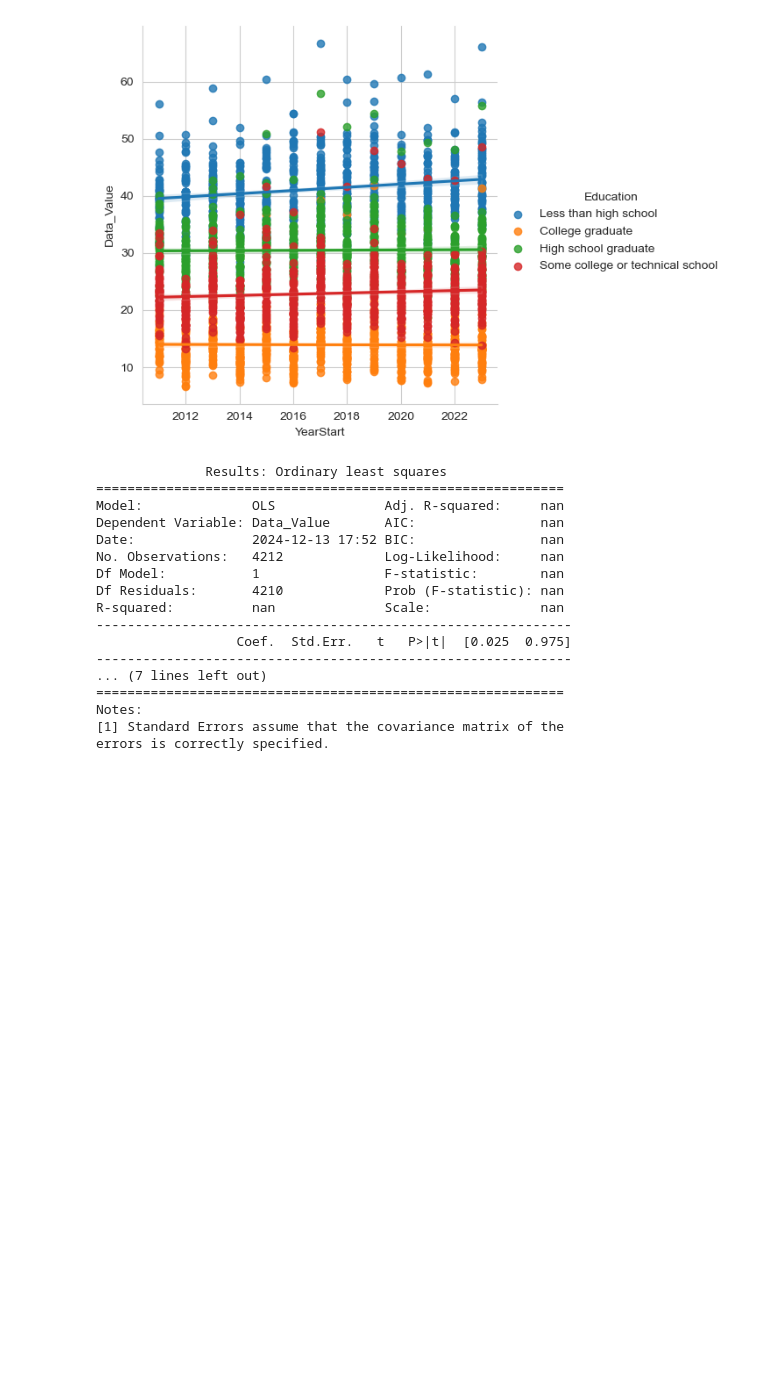
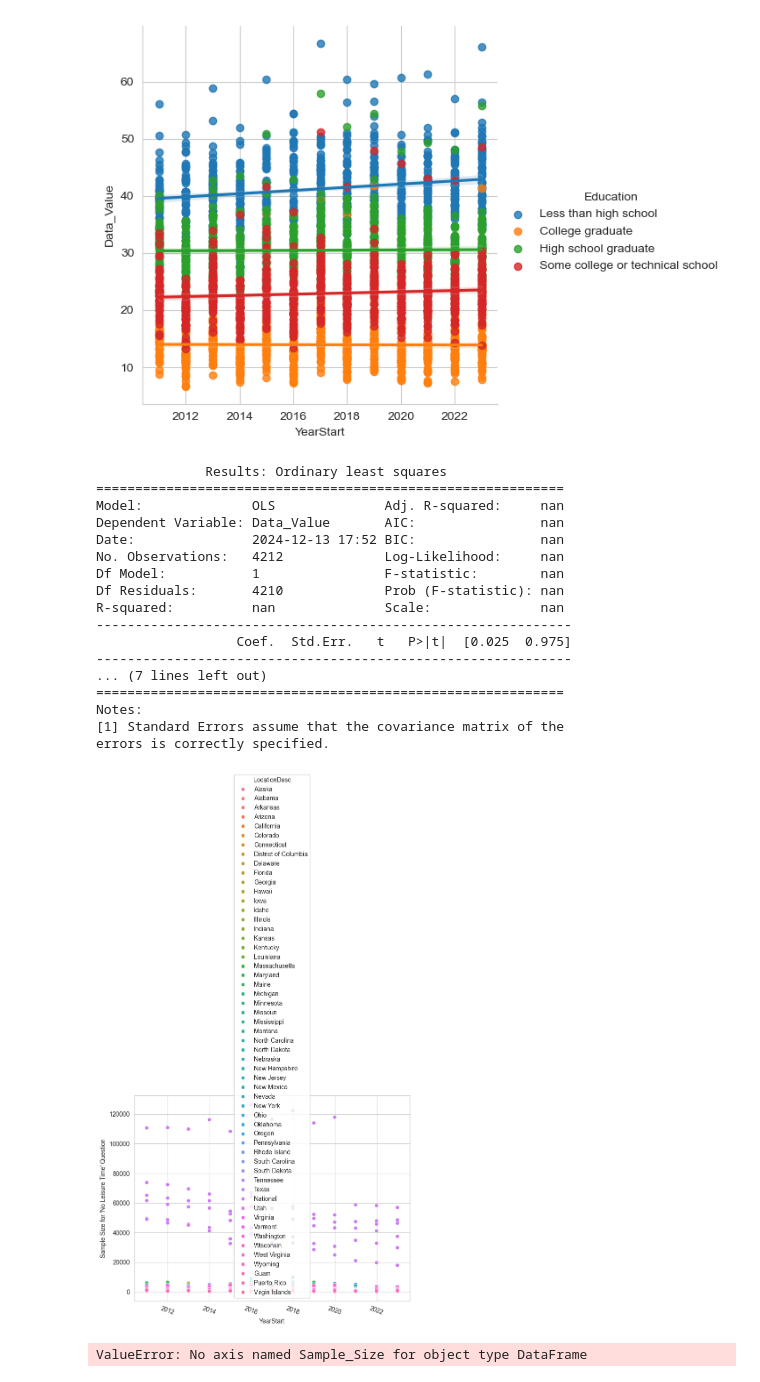
Before and after one commit to INFO-511-F24/final-project-TheOutliers, a Jupyter notebook: Code-Notebooks/Workspace_VSJ.ipynb, the cells around one changed output. Cells and saved outputs as stored; diff of their text form; code cells hidden in the pictures; blank space fills up the shorter version.

```diff
--- a/Code-Notebooks/Workspace_VSJ.ipynb
+++ b/Code-Notebooks/Workspace_VSJ.ipynb
@@ -407,3 +420,15 @@ R-squared:          nan              Scale:              nan
 Notes:
 [1] Standard Errors assume that the covariance matrix of the
 errors is correctly specified.
+# %%
+# i’ll look at the confidence and sample sizes
+
+sns.set_style('whitegrid')
+plt.figure(figsize=(8,6))
+sns.scatterplot(data=nutrition_noleisuretime_income, x="YearStart", y="Sample_Size", hue="LocationDesc")
+plt.xticks(rotation=-20)
+plt.ylabel("Sample Size for 'No Leisure Time' Question")
+plt.show()
+# %% [output]
+[figure, added]
+ValueError: No axis named Sample_Size for object type DataFrame
```
Also changed, not shown: parts of 3 cells of this notebook, 3 other files.
